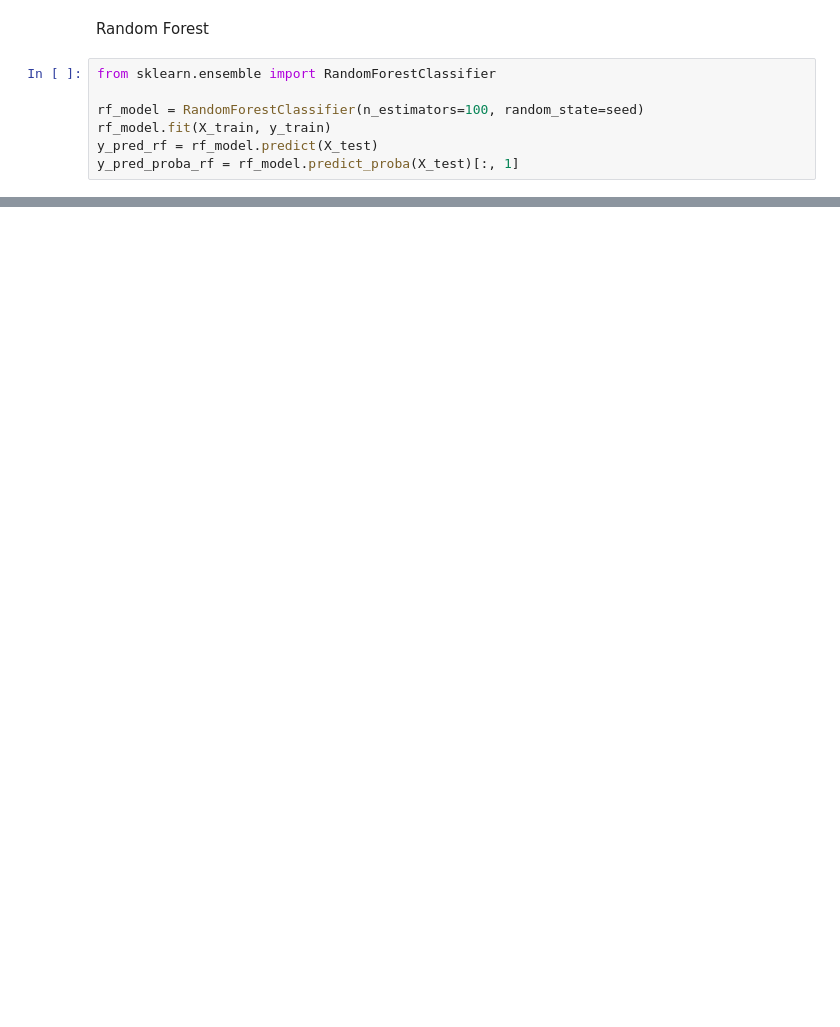
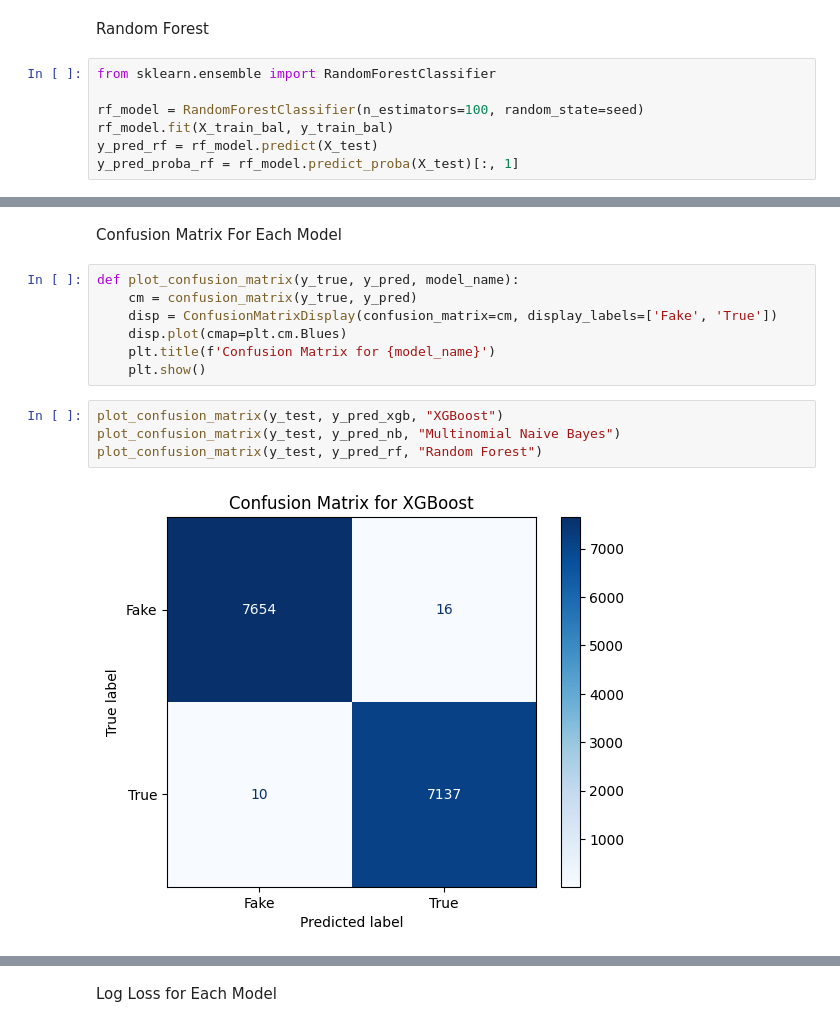
Before and after one commit to vaishantkrishna/ECE-539-Final-Project, a Jupyter notebook: text_preprocessing.ipynb, the cells around one changed output, grey strips where cells are left out. Drawn from its saved outputs; the diff is of its cells as text; blank space fills up the shorter version.

```diff
--- a/text_preprocessing.ipynb
+++ b/text_preprocessing.ipynb
@@ -241,7 +275,7 @@ Random Forest
 from sklearn.ensemble import RandomForestClassifier
 
 rf_model = RandomForestClassifier(n_estimators=100, random_state=seed)
-rf_model.fit(X_train, y_train)
+rf_model.fit(X_train_bal, y_train_bal)
 y_pred_rf = rf_model.predict(X_test)
 y_pred_proba_rf = rf_model.predict_proba(X_test)[:, 1]
 # %%
@@ -275,0 +333,15 @@ print('hi')
+# %% [markdown]
+Confusion Matrix For Each Model
+# %%
+def plot_confusion_matrix(y_true, y_pred, model_name):
+    cm = confusion_matrix(y_true, y_pred)
+    disp = ConfusionMatrixDisplay(confusion_matrix=cm, display_labels=['Fake', 'True'])
+    disp.plot(cmap=plt.cm.Blues)
+    plt.title(f'Confusion Matrix for {model_name}')
+    plt.show()
+# %%
+plot_confusion_matrix(y_test, y_pred_xgb, "XGBoost")
+plot_confusion_matrix(y_test, y_pred_nb, "Multinomial Naive Bayes")
+plot_confusion_matrix(y_test, y_pred_rf, "Random Forest")
+# %% [output]
+[figure, added]
@@ -275,0 +350,2 @@ print('hi')
+# %% [markdown]
+Log Loss for Each Model
```
Also changed, not shown: parts of 25 cells of this notebook.
